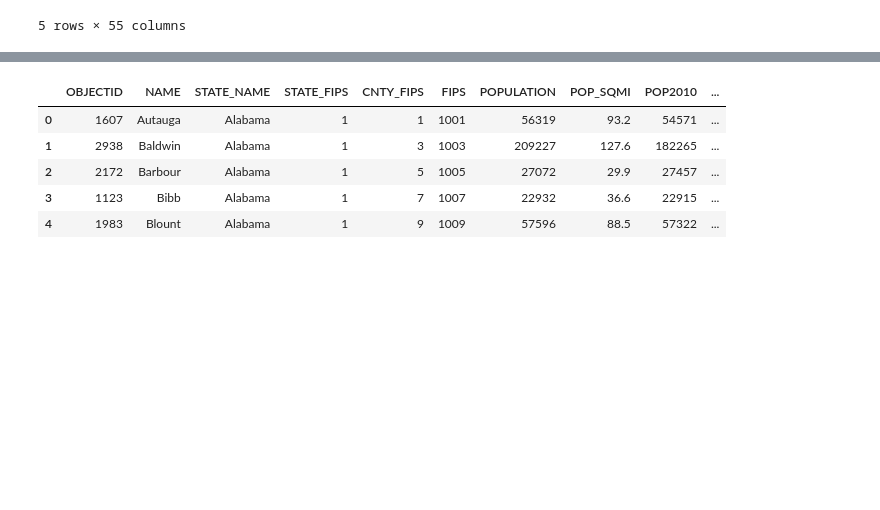
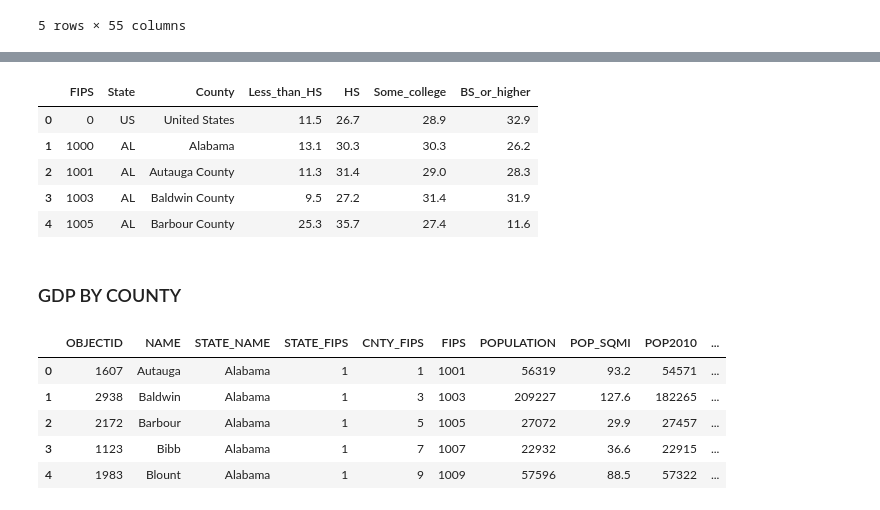
Before and after one commit to MeganBlazevic/Project2_Team8, a Jupyter notebook: Data_ETL.ipynb, the cells around one changed output, grey strips where cells are left out. Cells and saved outputs as stored; diff of their text form; code cells hidden in the pictures; blank space fills up the shorter version.

Commit message:
data cleaning progress 1

```diff
--- a/Data_ETL.ipynb
+++ b/Data_ETL.ipynb
@@ -4,7 +6,8 @@ from sqlalchemy import create_engine
 # %%
+# Store Education Attainment CSV into a Data Frame
 csv_file_1 = "Data_Sets/Education.csv"
-education_df = pd.read_csv(csv_file_1)
-education_df.head()
+education_raw_df = pd.read_csv(csv_file_1)
+education_raw_df.head()
 # %% [output]
 |  | Federal Information Processing St... | State | Area name | 2003 Rural-urban Continuum Code | 2003 Urban Influence Code | ... |
 | 0 | 0 | US | United States | NaN | NaN | ... |
@@ -13,3 +16,8 @@ education_df.head()
 | 3 | 1003 | AL | Baldwin County | 4.0 | 5.0 | ... |
 | 4 | 1005 | AL | Barbour County | 6.0 | 6.0 | ... |
 5 rows × 55 columns
+# %%
+# Replace spaces in column headers with underscore, and delete cuotes
+education_raw_df.columns = education_raw_df.columns.str.replace(' ', '_')
+education_raw_df.columns = education_raw_df.columns.str.replace("'", '')
+education_raw_df.head()
@@ -15,0 +32,12 @@ education_df.head()
+# %%
+# Create new Data Frame with select columns
+education_raw_df = education_raw_df[[
+    'Federal_Information_Processing_Standard_(FIPS)_Code',
+    'State',
+    'Area_name',
+    'Percent_of_adults_with_less_than_a_high_school_diploma,_2016-20',
+    'Percent_of_adults_with_a_high_school_diploma_only,_2016-20',
+    'Percent_of_adults_completing_some_college_or_associates_degree,_2016-20',
+    'Percent_of_adults_with_a_bachelors_degree_or_higher_2015-19'
+    ]].copy()
+education_raw_df.head()
@@ -16 +51,22 @@ education_df.head()
+# %%
+#Rename columns with shorter names
+education_raw_df.columns = [
+    'FIPS',
+    'State',
+    'County',
+    'Less_than_HS',
+    'HS',
+    'Some_college',
+    'BS_or_higher'
+    ]
+education_raw_df.head()
+# %% [output]
+|  | FIPS | State | County | Less_than_HS | HS | Some_college | BS_or_higher |
+| 0 | 0 | US | United States | 11.5 | 26.7 | 28.9 | 32.9 |
+| 1 | 1000 | AL | Alabama | 13.1 | 30.3 | 30.3 | 26.2 |
+| 2 | 1001 | AL | Autauga County | 11.3 | 31.4 | 29.0 | 28.3 |
+| 3 | 1003 | AL | Baldwin County | 9.5 | 27.2 | 31.4 | 31.9 |
+| 4 | 1005 | AL | Barbour County | 25.3 | 35.7 | 27.4 | 11.6 |
+# %% [markdown]
+### GDP BY COUNTY
 # %%
```
Also changed, not shown: parts of 15 cells of this notebook.
